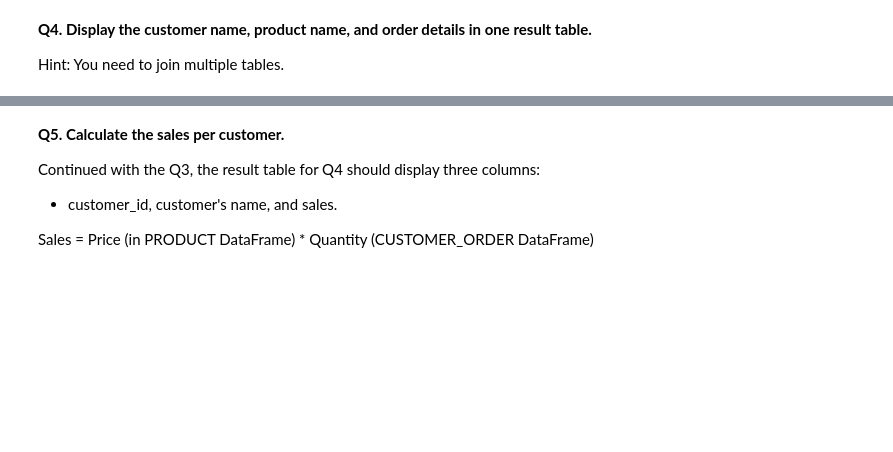
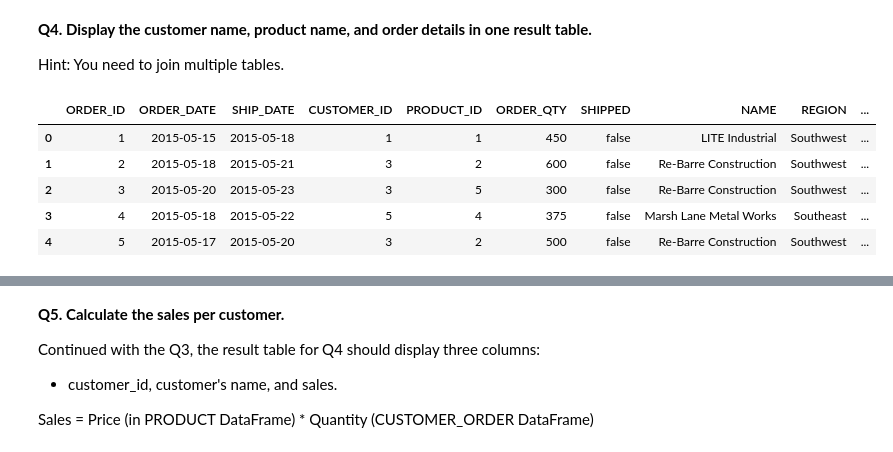
Before and after one commit to Colin7537/Programming-for-Analytics_ChanjoongKim, a Jupyter notebook: session_5_join_and_combine_datasets.ipynb, the cells around one changed output, grey strips where cells are left out. Cells and saved outputs as stored; diff of their text form; code cells hidden in the pictures; blank space fills up the shorter version.

```diff
--- a/session_5_join_and_combine_datasets.ipynb
+++ b/session_5_join_and_combine_datasets.ipynb
@@ -520,0 +576,25 @@ Hint: You need to join multiple tables.
+# %%
+# your turn
+
+orders_full = pd.merge(
+    CUSTOMER_ORDER,
+    CUSTOMER,
+    how='left',
+    on='CUSTOMER_ID'
+)
+
+orders_full = pd.merge(
+    orders_full,
+    PRODUCT,
+    how='left',
+    on='PRODUCT_ID'
+)
+
+orders_full
+# %% [output]
+|  | ORDER_ID | ORDER_DATE | SHIP_DATE | CUSTOMER_ID | PRODUCT_ID | ORDER_QTY | SHIPPED | NAME | REGION | ... |
+| 0 | 1 | 2015-05-15 | 2015-05-18 | 1 | 1 | 450 | false | LITE Industrial | Southwest | ... |
+| 1 | 2 | 2015-05-18 | 2015-05-21 | 3 | 2 | 600 | false | Re-Barre Construction | Southwest | ... |
+| 2 | 3 | 2015-05-20 | 2015-05-23 | 3 | 5 | 300 | false | Re-Barre Construction | Southwest | ... |
+| 3 | 4 | 2015-05-18 | 2015-05-22 | 5 | 4 | 375 | false | Marsh Lane Metal Works | Southeast | ... |
+| 4 | 5 | 2015-05-17 | 2015-05-20 | 3 | 2 | 500 | false | Re-Barre Construction | Southwest | ... |
```
Also changed, not shown: parts of 13 cells of this notebook, 9 other files.
